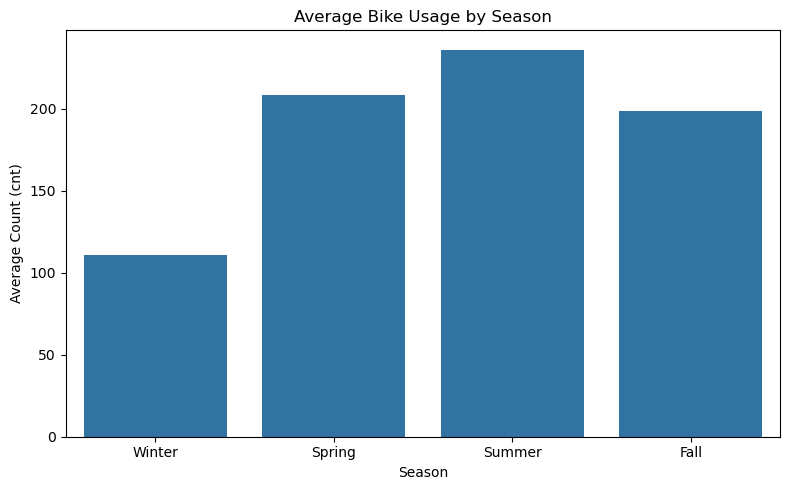
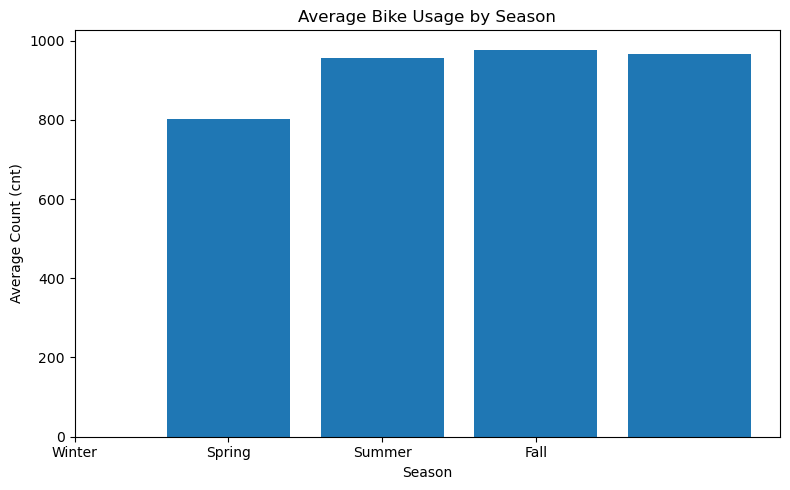
The change to this notebook cell's code, shown as a diff; its figure went from the first image to the second:
--- before
+++ after
@@ -16,24 +16,25 @@
     rotation = kwargs.get('rotation', 'horizontal')
 
-    plt.figure(figsize=(width,height))
+    fig, ax = plt.subplots(figsize=(width, height))
 
     if plot_type == 'bar':
-        sns.barplot(data=dataframe, x=x, y=y, errorbar=None)
+        ax.bar(data=dataframe, x=x, height=y)
     
     elif plot_type == 'hist':
-        sns.histplot(data=dataframe, x=x, bins=bins, kde=True)
+        ax.hist(data=dataframe, x=x, bins=bins)
+        df[x].plot(kind='kde', ax=ax)
 
     elif plot_type == 'point':
-        sns.pointplot(data=dataframe, x=x, y=y, hue=hue, errorbar=None)
+        sns.pointplot(data=dataframe, x=x, y=y, hue=hue, ax=ax)
 
-    plt.title(title)
-    plt.xlabel(xlabel)
-    plt.ylabel(ylabel)
+    ax.set_title(title)
+    ax.set_xlabel(xlabel)
+    ax.set_ylabel(ylabel)
 
     if xticks is not None:
         if xtick_labels is not None:
-            plt.xticks(ticks=xticks, labels=xtick_labels, rotation=rotation)
+            ax.set_xticks(ticks=xticks, labels=xtick_labels, rotation=rotation)
         else:
-            plt.xticks(ticks=xticks)
+            ax.set_xticks(ticks=xticks)
 
     plt.tight_layout()

Commit: refactor: convert generate_plot to matplotlib OOP; pointplot still uses sns.pointplot